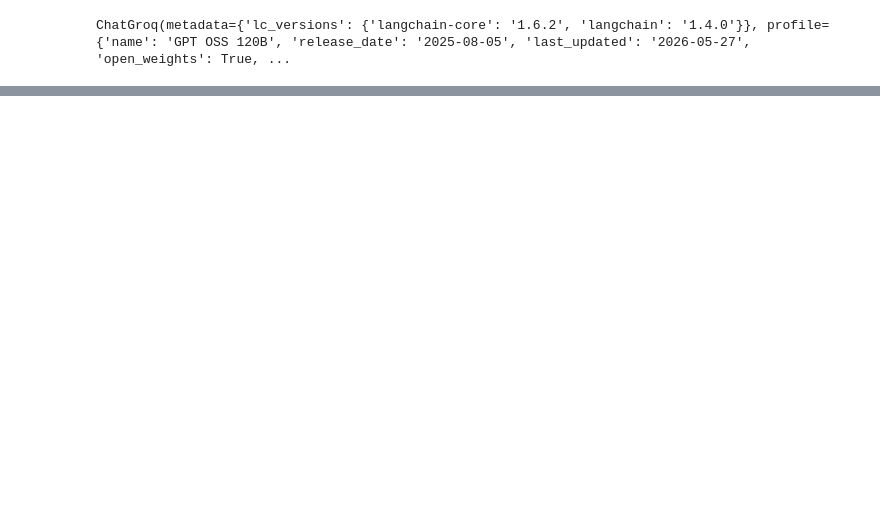
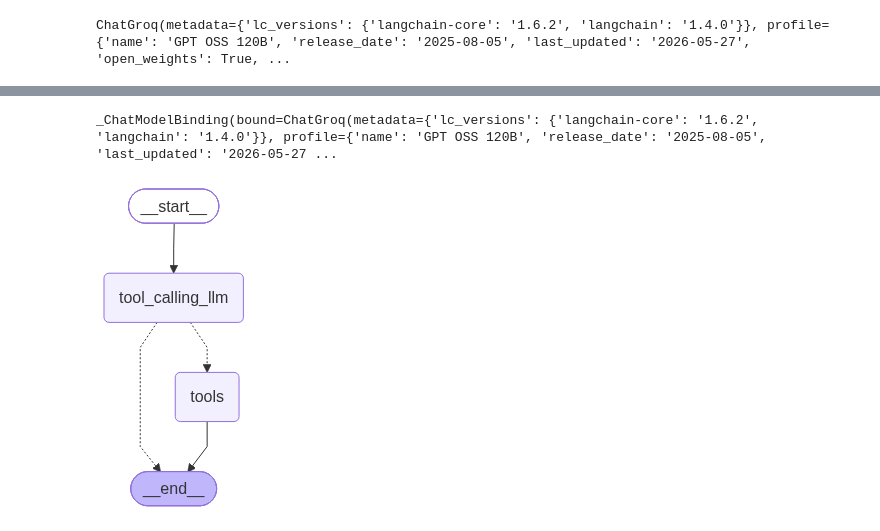
Before and after one commit to lunatic-bot/AgenticLangGraph, a Jupyter notebook: 1-BasicChatBot/1-basicchatbot.ipynb, the cells around one changed output, grey strips where cells are left out. Drawn from its saved outputs; the diff is of its cells as text; code cells hidden in the pictures; blank space fills up the shorter version.

```diff
--- a/1-BasicChatBot/1-basicchatbot.ipynb
+++ b/1-BasicChatBot/1-basicchatbot.ipynb
@@ -47,0 +108,48 @@ graph_builder.add_node(END)
+# %%
+## custom function
+def multiply(x: int, y: int) -> int:
+    """Multiply two numbers x and y.
+
+    Args:
+        x: The first number.
+        y: The second number.
+
+    Returns:
+        The product of x and y.
+    """
+    return x * y
+# %%
+tools = [tool, multiply]
+# %%
+llm_with_tools = llm.bind_tools(tools)
+llm_with_tools
+# %% [output]
+_ChatModelBinding(bound=ChatGroq(metadata={'lc_versions': {'langchain-core': '1.6.2', 'langchain': '1.4.0'}}, profile={'name': 'GPT OSS 120B', 'release_date': '2025-08-05', 'last_updated': '2026-05-27 ...
+# %%
+from langgraph.graph import StateGraph, START, END
+from langgraph.prebuilt import ToolNode
+from langgraph.prebuilt import tools_condition
+
+## Node definition
+def tool_calling_llm(state: State) -> State:
+    return {"messages":[llm_with_tools.invoke(state["messages"])]}
+
+## graph
+graph_builder = StateGraph(State)
+graph_builder.add_node("tool_calling_llm", tool_calling_llm)
+graph_builder.add_node("tools", ToolNode(tools))
+
+## Add edges
+graph_builder.add_edge(START, "tool_calling_llm")
+graph_builder.add_conditional_edges(
+    "tool_calling_llm",
+    # if the latest message (result) from assistant is a tool call -> tools_condition route to tools
+    # else -> route to END
+    tools_condition
+    )
+graph_builder.add_edge("tools", END)
+
+graph = graph_builder.compile()
+graph
+# %% [output]
+[figure, added]
```
Also changed, not shown: parts of 20 cells of this notebook, 1 other file.
